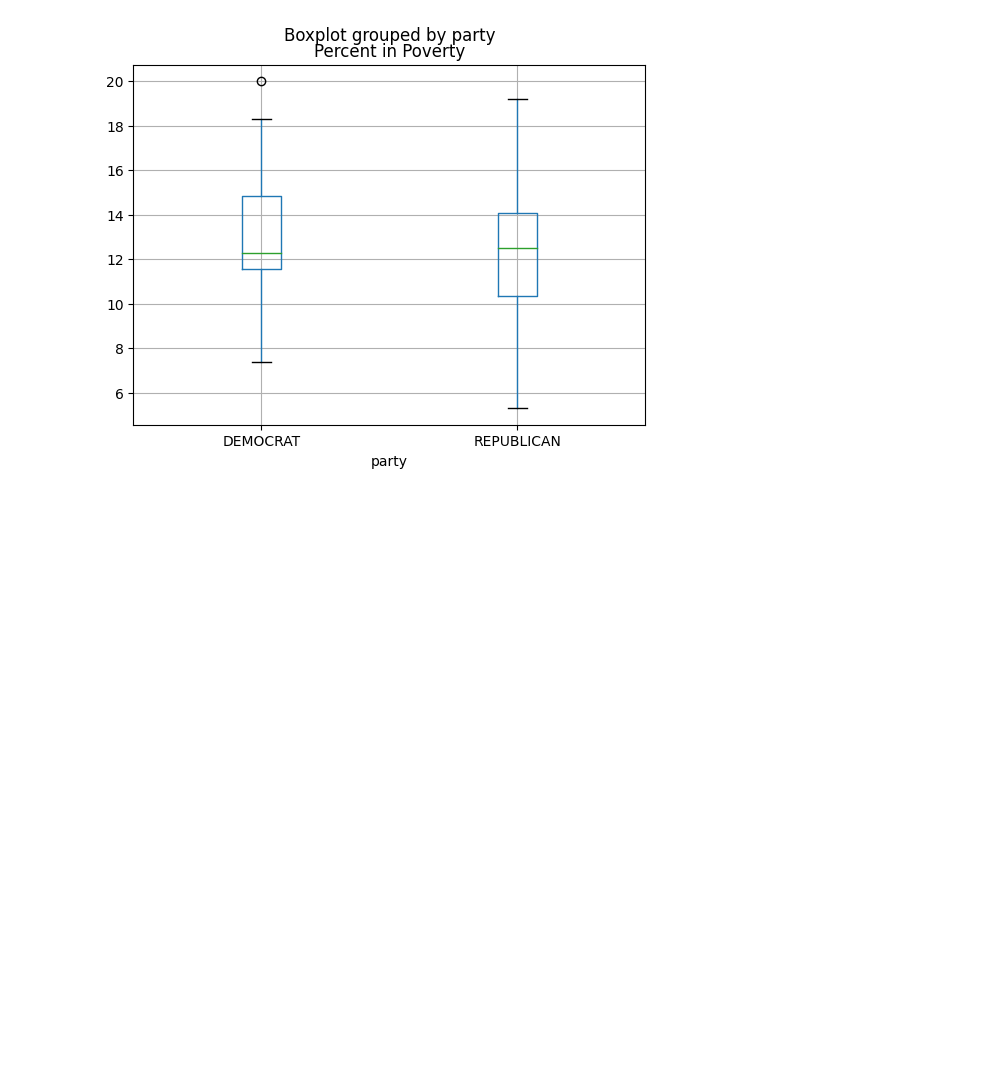
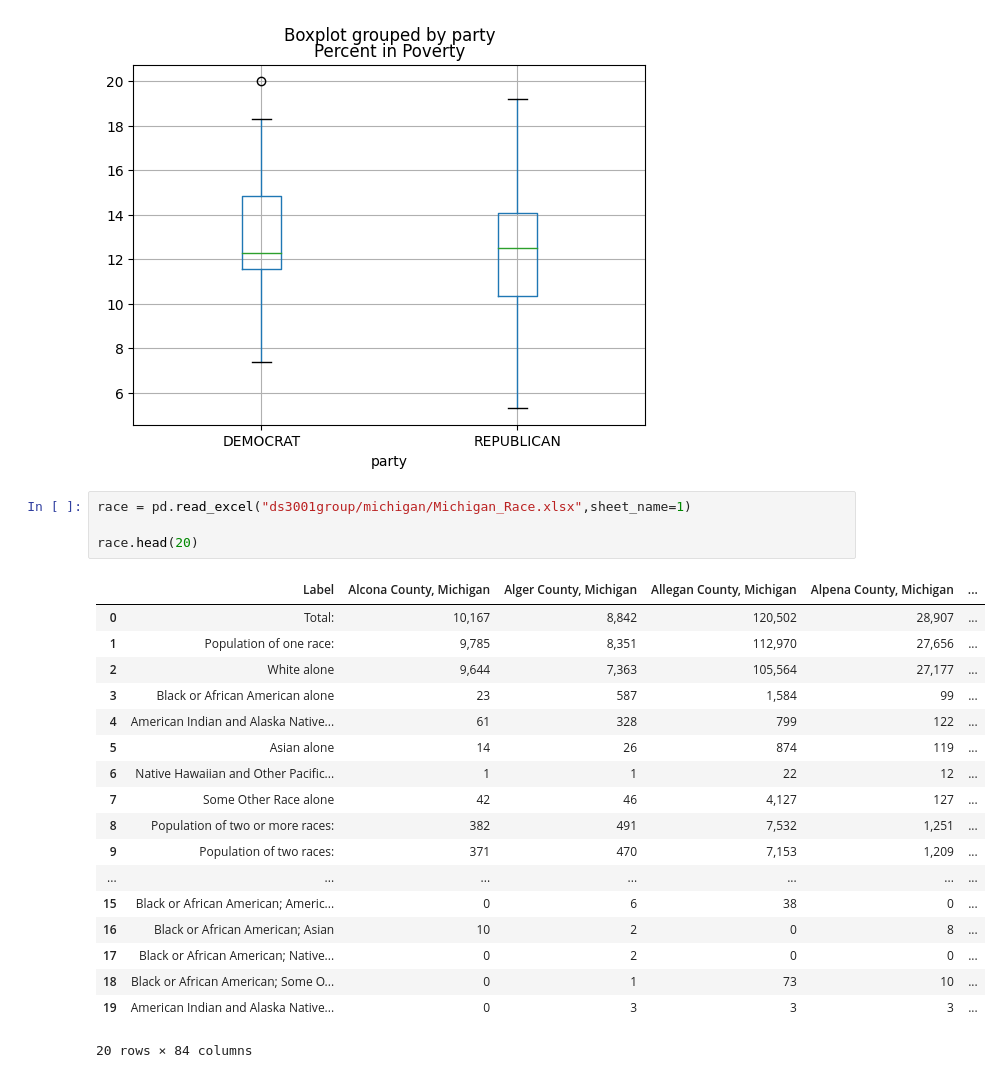
Before and after one commit to vaibhavjha06/ds3001group, a Jupyter notebook: michigan/MI_EDA.ipynb, the cells around one changed output. Saved outputs shown, nothing was run; the diff lists cells and outputs as text; blank space fills up the shorter version.

```diff
--- a/michigan/MI_EDA.ipynb
+++ b/michigan/MI_EDA.ipynb
@@ -151,3 +151,26 @@ Name: Percent in Poverty, dtype: float64
 <Axes: title={'center': 'Percent in Poverty'}, xlabel='party'>
 [figure]
 [figure]
+# %%
+race = pd.read_excel("ds3001group/michigan/Michigan_Race.xlsx",sheet_name=1)
+
+race.head(20)
+# %% [output]
+|  | Label | Alcona County, Michigan | Alger County, Michigan | Allegan County, Michigan | Alpena County, Michigan | ... |
+| 0 | Total: | 10,167 | 8,842 | 120,502 | 28,907 | ... |
+| 1 | Population of one race: | 9,785 | 8,351 | 112,970 | 27,656 | ... |
+| 2 | White alone | 9,644 | 7,363 | 105,564 | 27,177 | ... |
+| 3 | Black or African American alone | 23 | 587 | 1,584 | 99 | ... |
+| 4 | American Indian and Alaska Native... | 61 | 328 | 799 | 122 | ... |
+| 5 | Asian alone | 14 | 26 | 874 | 119 | ... |
+| 6 | Native Hawaiian and Other Pacific... | 1 | 1 | 22 | 12 | ... |
+| 7 | Some Other Race alone | 42 | 46 | 4,127 | 127 | ... |
+| 8 | Population of two or more races: | 382 | 491 | 7,532 | 1,251 | ... |
+| 9 | Population of two races: | 371 | 470 | 7,153 | 1,209 | ... |
+| ... | ... | ... | ... | ... | ... | ... |
+| 15 | Black or African American; Americ... | 0 | 6 | 38 | 0 | ... |
+| 16 | Black or African American; Asian | 10 | 2 | 0 | 8 | ... |
+| 17 | Black or African American; Native... | 0 | 2 | 0 | 0 | ... |
+| 18 | Black or African American; Some O... | 0 | 1 | 73 | 10 | ... |
+| 19 | American Indian and Alaska Native... | 0 | 3 | 3 | 3 | ... |
+20 rows × 84 columns
```
